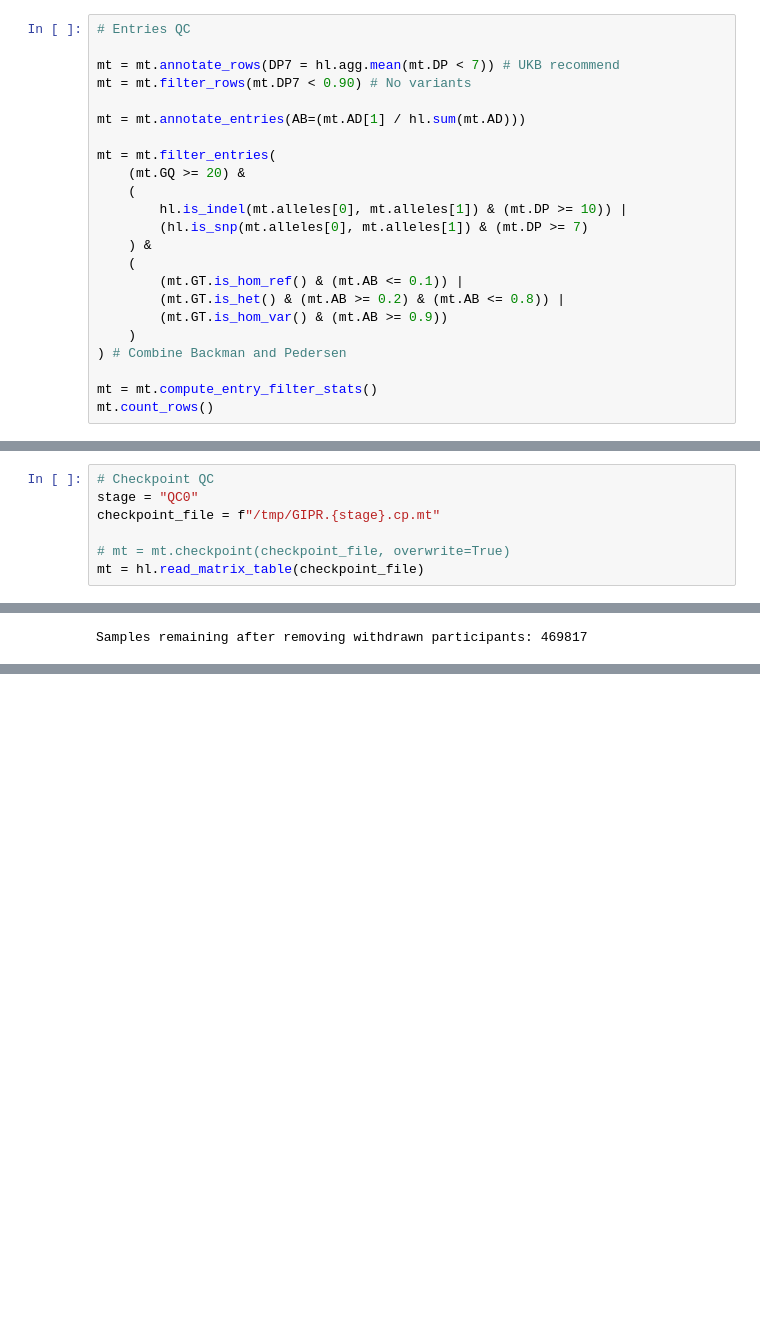
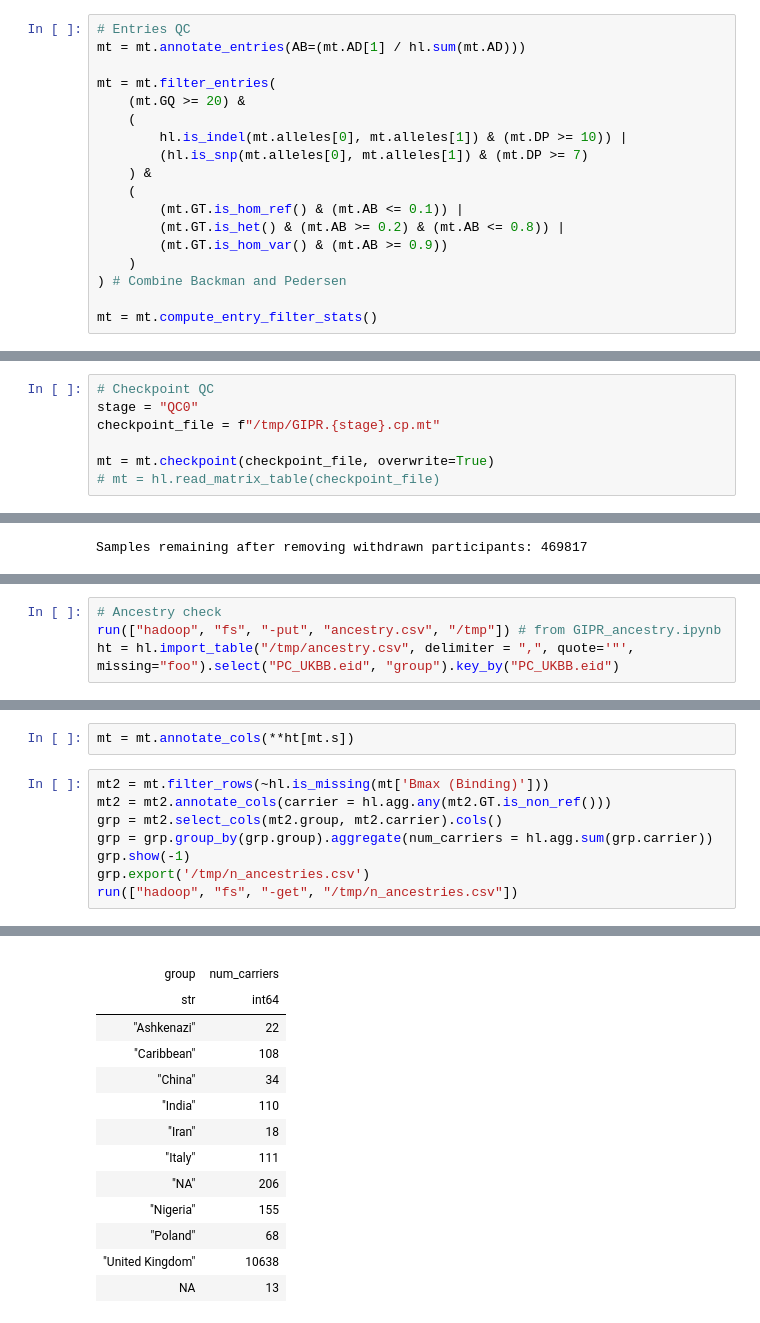
Before and after one commit to HauserGroup/gogoGPCR, a Jupyter notebook: notebooks/GIPR/GIPR_full.ipynb, the cells around one changed output, grey strips where cells are left out. Cells and saved outputs as stored; diff of their text form; blank space fills up the shorter version.

Commit message:
added GIPR hard sample filter notebook

```diff
--- a/notebooks/GIPR/GIPR_full.ipynb
+++ b/notebooks/GIPR/GIPR_full.ipynb
@@ -210,9 +248,5 @@ mt.filter_rows(~hl.is_missing(mt['Bmax (Binding)'])).count_rows() # 32
 # %%
 # Entries QC
-
-mt = mt.annotate_rows(DP7 = hl.agg.mean(mt.DP < 7)) # UKB recommend
-mt = mt.filter_rows(mt.DP7 < 0.90) # No variants
-
 mt = mt.annotate_entries(AB=(mt.AD[1] / hl.sum(mt.AD)))
 
 mt = mt.filter_entries(
@@ -229,7 +263,6 @@ mt = mt.filter_entries(
 ) # Combine Backman and Pedersen
 
 mt = mt.compute_entry_filter_stats()
-mt.count_rows()
 # %% [output]
 555
 # %%
@@ -241,5 +274,5 @@ mt = hl.sample_qc(mt)
 stage = "QC0"
 checkpoint_file = f"/tmp/GIPR.{stage}.cp.mt"
 
-# mt = mt.checkpoint(checkpoint_file, overwrite=True)
-mt = hl.read_matrix_table(checkpoint_file)
+mt = mt.checkpoint(checkpoint_file, overwrite=True)
+# mt = hl.read_matrix_table(checkpoint_file)
@@ -262,0 +297,4 @@ mt.count_rows()
+# %%
+# Ancestry check
+run(["hadoop", "fs", "-put", "ancestry.csv", "/tmp"]) # from GIPR_ancestry.ipynb
+ht = hl.import_table("/tmp/ancestry.csv", delimiter = ",", quote='"', missing="foo").select("PC_UKBB.eid", "group").key_by("PC_UKBB.eid")
@@ -262,0 +306,11 @@ mt.count_rows()
+# %%
+mt = mt.annotate_cols(**ht[mt.s])
+# %%
+mt2 = mt.filter_rows(~hl.is_missing(mt['Bmax (Binding)']))
+mt2 = mt2.annotate_cols(carrier = hl.agg.any(mt2.GT.is_non_ref()))
+grp = mt2.select_cols(mt2.group, mt2.carrier).cols()
+grp = grp.group_by(grp.group).aggregate(num_carriers = hl.agg.sum(grp.carrier))
+grp.show(-1)
+grp.export('/tmp/n_ancestries.csv')
+run(["hadoop", "fs", "-get", "/tmp/n_ancestries.csv"])
+# %% [output]
@@ -262,0 +318,14 @@ mt.count_rows()
+|  |  |
+| group | num_carriers |
+| str | int64 |
+| "Ashkenazi" | 22 |
+| "Caribbean" | 108 |
+| "China" | 34 |
+| "India" | 110 |
+| "Iran" | 18 |
+| "Italy" | 111 |
+| "NA" | 206 |
+| "Nigeria" | 155 |
+| "Poland" | 68 |
+| "United Kingdom" | 10638 |
+| NA | 13 |
```
Also changed, not shown: parts of 16 cells of this notebook, 2 other files.
